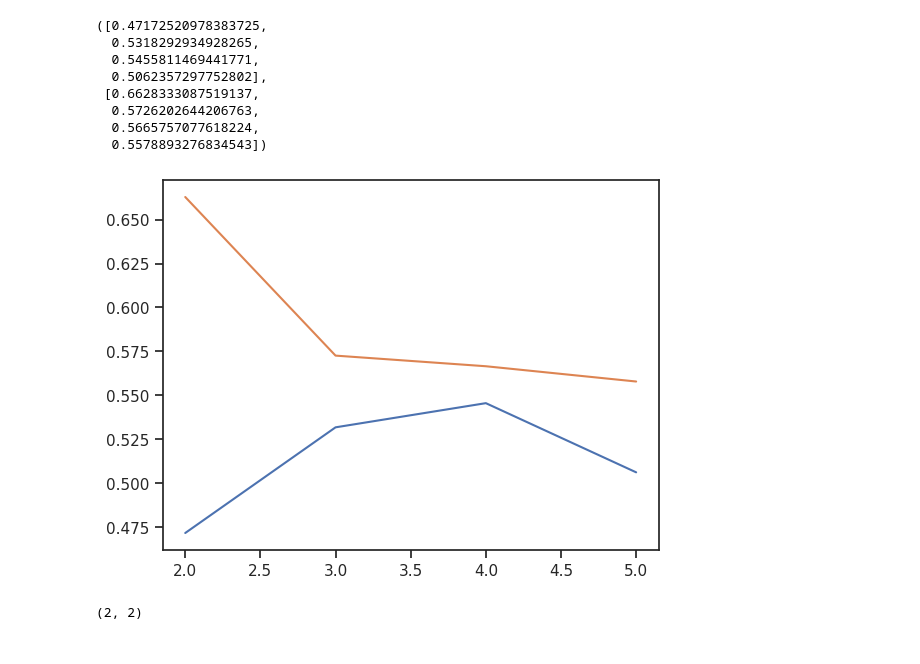
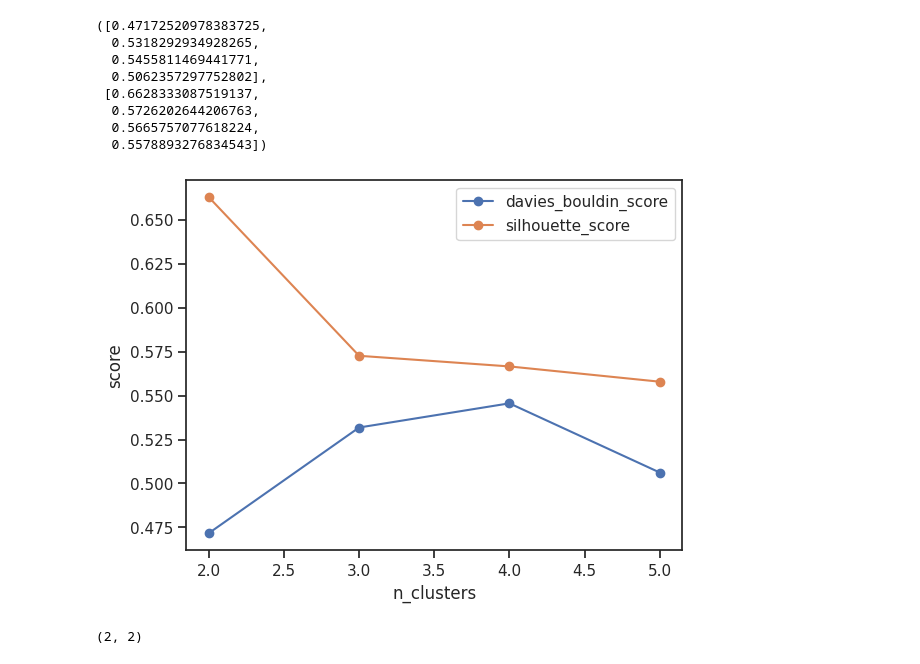
Before and after one commit to ybrenning/ivda, a Jupyter notebook: 02/02-solution.ipynb, the cells around one changed output. Drawn from its saved outputs; the diff is of its cells as text; code cells hidden in the pictures.

Commit message:
Scree plot thing?

```diff
--- a/02/02-solution.ipynb
+++ b/02/02-solution.ipynb
@@ -204,11 +204,14 @@ db_scores, s_scores
   0.5665757077618224,
   0.5578893276834543])
 # %%
-plt.plot(n_clusters, db_scores)
-plt.plot(n_clusters, s_scores)
+plt.plot(n_clusters, db_scores, 'o-')
+plt.plot(n_clusters, s_scores, 'o-')
+plt.xlabel('n_clusters')
+plt.ylabel('score')
+plt.legend(['davies_bouldin_score', 'silhouette_score'])
 plt.show()
 # %% [output]
-[figure, old version]
+[figure, new version]
 # %%
 n_clusters[np.argmin(db_scores)], n_clusters[np.argmax(s_scores)]
 # %% [output]
```
Also changed, not shown: parts of 3 cells of this notebook.
